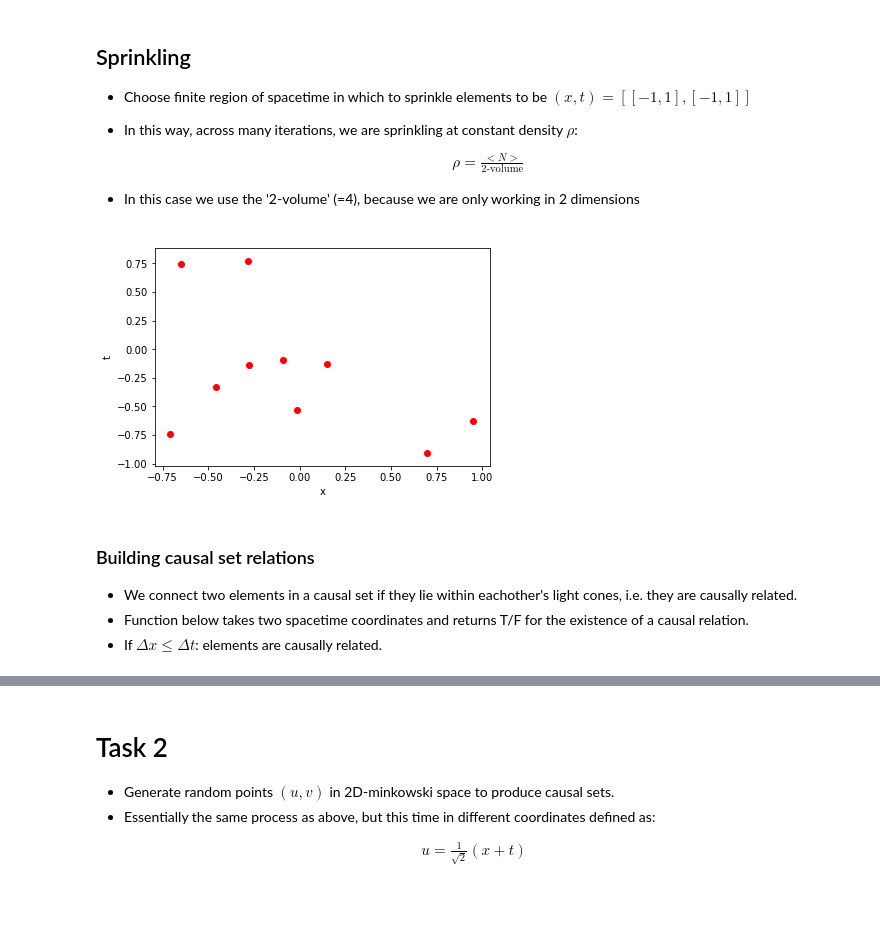
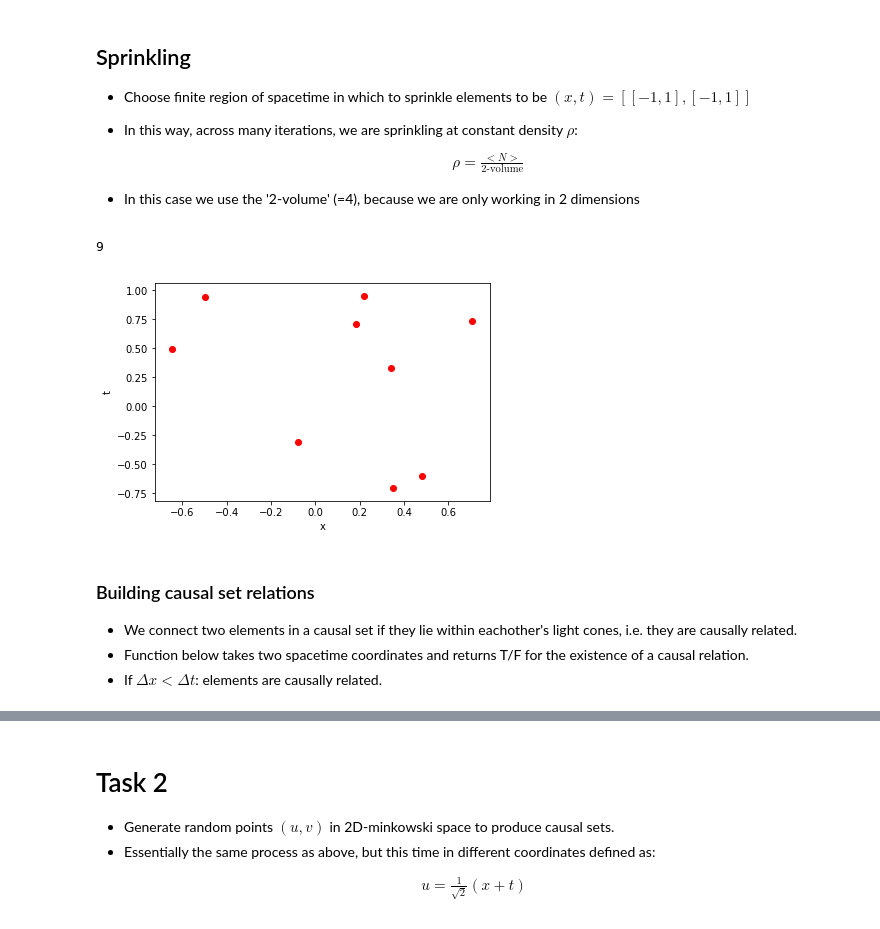
Before and after one commit to dewigould/CausalSetQuantumGravity, a Jupyter notebook: Weekly/Week1/Week1 Tasks.ipynb, the cells around one changed output, grey strips where cells are left out. Cells and saved outputs as stored; diff of their text form; code cells hidden in the pictures.

```diff
--- a/Weekly/Week1/Week1 Tasks.ipynb
+++ b/Weekly/Week1/Week1 Tasks.ipynb
@@ -23,21 +24,24 @@ from itertools import permutations, combinations
 - In this case we use the '2-volume' (=4), because we are only working in 2 dimensions
 # %%
 #Choose finite region of spacetime in which to sprinkle to be (x, t) = [[-1,1],[-1,1]]
-N = 10
+N_mean = 10
+N = int(np.random.normal(N_mean,0.1*N_mean))
+print N
 x = [random.uniform(-1,1) for i in range(N)]
 t = [random.uniform(-1,1) for i in range(N)]
 
 plt.figure()
 [plt.scatter(x[i],t[i],color='r') for i in range(N)]
 plt.xlabel('x')
 plt.ylabel('t')
 plt.show()
 # %% [output]
+9
-[figure, old version]
+[figure, new version]
 # %% [markdown]
 ### Building causal set relations
  - We connect two elements in a causal set if they lie within eachother's light cones, i.e. they are causally related.
  - Function below takes two spacetime coordinates and returns T/F for the existence of a causal relation.
- - If $\Delta x \leq \Delta t$: elements are causally related.
+ - If $\Delta x < \Delta t$: elements are causally related.
 # %%
 def is_connected(coord1, coord2):
```
Also changed, not shown: parts of 10 cells of this notebook.
